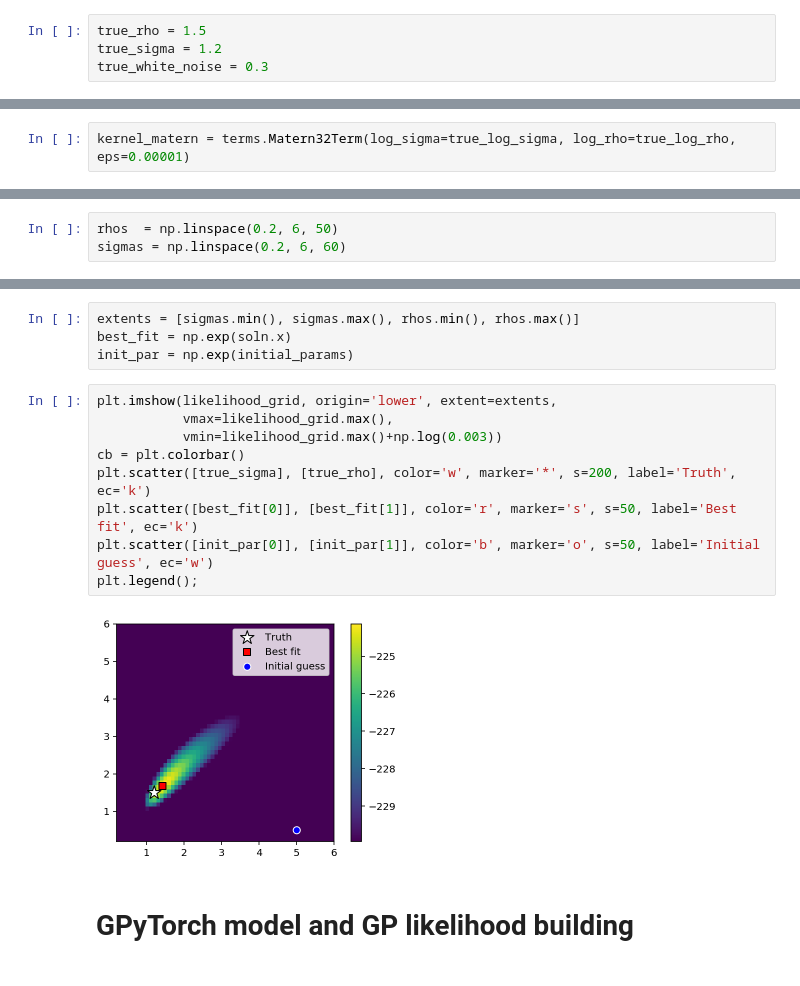
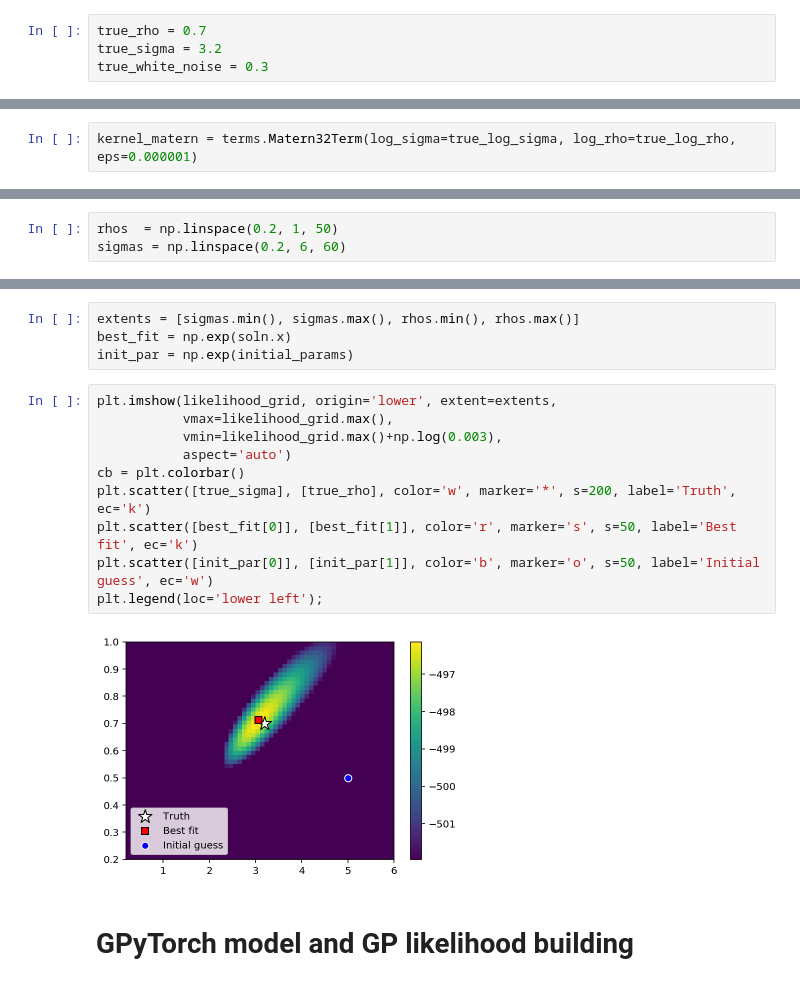
Before and after one commit to gully/gpytorch-astro, a Jupyter notebook: demos/01.06-Optimize_GPyTorch_likelihood_with_scipy.ipynb, the cells around one changed output, grey strips where cells are left out. Drawn from its saved outputs; the diff is of its cells as text.

Commit message:
Yay!  Solve a missing squared term difference between celerite and gpytorch.  Celerite used sigma and gpytorch used sigma squared for the output scale of the kernel.

```diff
--- a/demos/01.06-Optimize_GPyTorch_likelihood_with_scipy.ipynb
+++ b/demos/01.06-Optimize_GPyTorch_likelihood_with_scipy.ipynb
@@ -26,14 +25,14 @@ import astropy.units as u
 # %%
 from celerite import terms
 # %%
-true_rho = 1.5
-true_sigma = 1.2
+true_rho = 0.7
+true_sigma = 3.2
 true_white_noise = 0.3
 # %%
 true_log_sigma = np.log(true_sigma)
 true_log_rho = np.log(true_rho)  # Has units of time, so 1/f
 # %%
-kernel_matern = terms.Matern32Term(log_sigma=true_log_sigma, log_rho=true_log_rho, eps=0.00001)
+kernel_matern = terms.Matern32Term(log_sigma=true_log_sigma, log_rho=true_log_rho, eps=0.000001)
 # %%
 t_vec = np.linspace(0, 40, 500)
 # %%
@@ -121,7 +120,7 @@ Final log-likelihood: -224.11256671335317
 # %% [markdown]
 Let's visualize the likelihood contour:
 # %%
-rhos  = np.linspace(0.2, 6, 50)
+rhos  = np.linspace(0.2, 1, 50)
 sigmas = np.linspace(0.2, 6, 60)
 # %%
 likelihood_grid = np.zeros((50,60))
@@ -143,14 +142,15 @@ init_par = np.exp(initial_params)
 # %%
 plt.imshow(likelihood_grid, origin='lower', extent=extents,
            vmax=likelihood_grid.max(),
-           vmin=likelihood_grid.max()+np.log(0.003))
+           vmin=likelihood_grid.max()+np.log(0.003),
+           aspect='auto')
 cb = plt.colorbar()
 plt.scatter([true_sigma], [true_rho], color='w', marker='*', s=200, label='Truth', ec='k')
 plt.scatter([best_fit[0]], [best_fit[1]], color='r', marker='s', s=50, label='Best fit', ec='k')
 plt.scatter([init_par[0]], [init_par[1]], color='b', marker='o', s=50, label='Initial guess', ec='w')
-plt.legend();
+plt.legend(loc='lower left');
 # %% [output]
-[figure, old version]
+[figure, new version]
 # %% [markdown]
 # GPyTorch model and GP likelihood building
 # %% [markdown]
```
Also changed, not shown: parts of 27 cells of this notebook.
